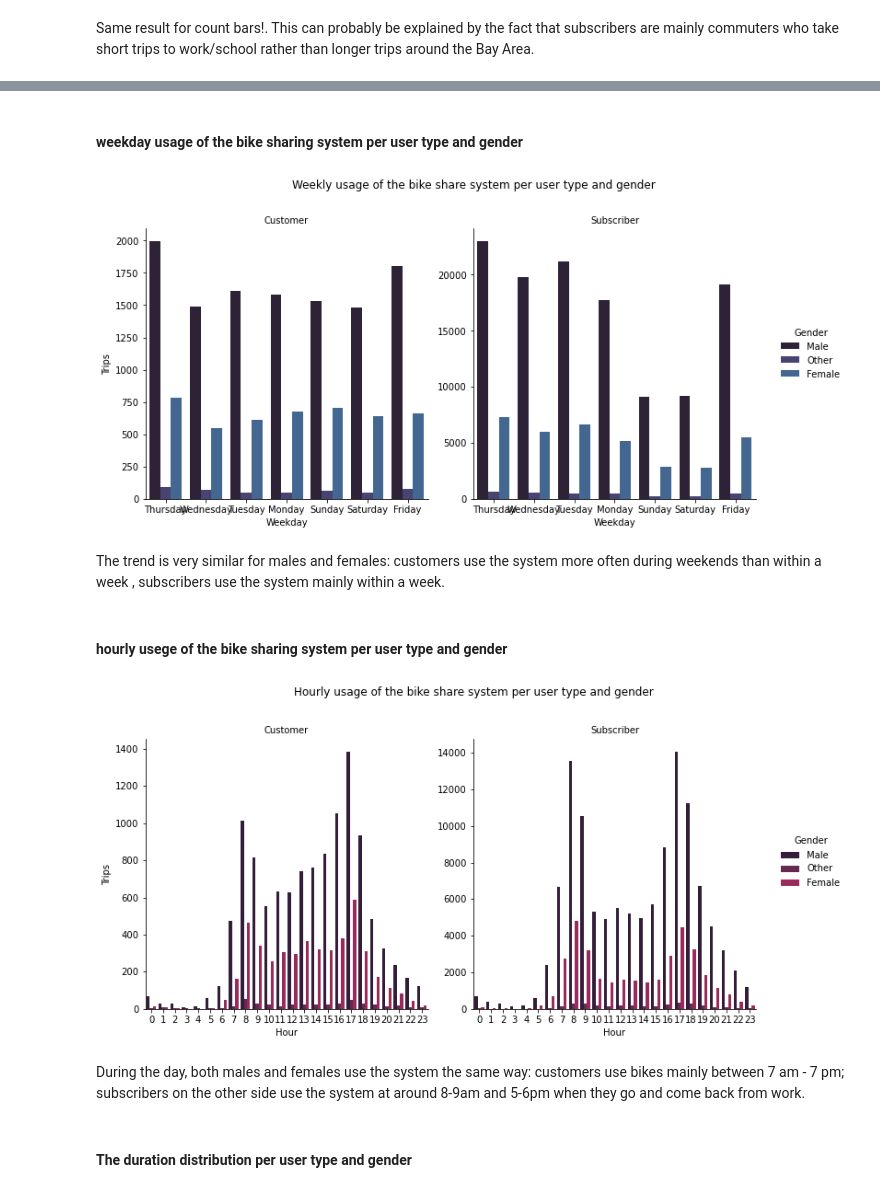
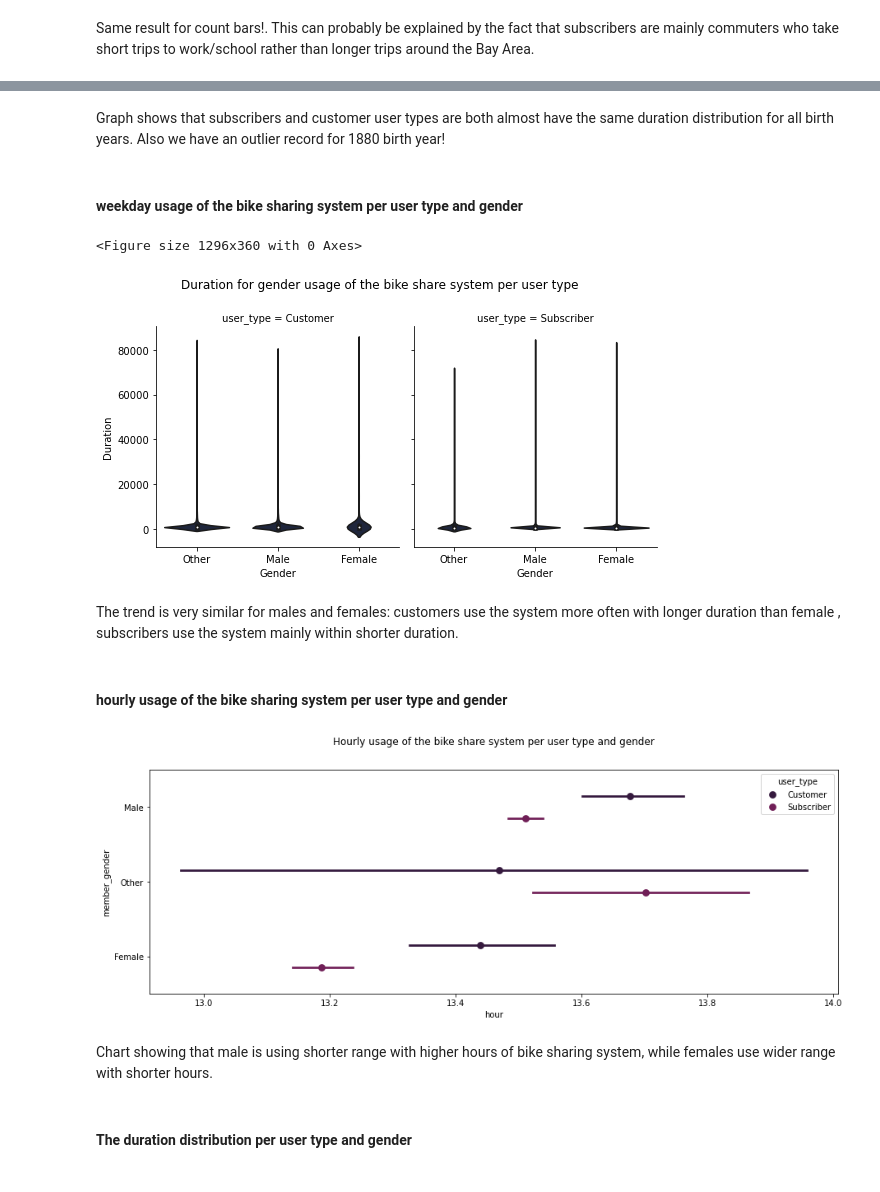
Before and after one commit to Yasmine-hub/Udacity_communicate-data-findings, a Jupyter notebook: exploration_template.ipynb, the cells around one changed output, grey strips where cells are left out. Drawn from its saved outputs; the diff is of its cells as text; code cells hidden in the pictures.

```diff
--- a/exploration_template.ipynb
+++ b/exploration_template.ipynb
@@ -378,12 +377,15 @@ Same result for count bars!. This can probably be explained by the fact that sub
 # %%
 # plotting count chart for member gender
 
-plt.figure(figsize = [12, 5])
+plt.figure(figsize = [18, 5])
 plt.subplot(1, 2, 1)
-
-g = sb.countplot(data=df, x="user_type", hue="member_gender", order=df.user_type.value_counts().index,
-                 color= sb.set_palette("cubehelix"))
-g.set_xlabel('User Type')
-g.set_title('Gender population for user type in bike sharing system', y=1.08)
-g.set_ylabel('#Bike Trips');
+tmarker= [['Subscriber', 'o'], ['Customer','^']]
+for ttype, marker in tmarker:
+         user_data = df.loc[df["user_type"]== ttype]
+         g = sb.regplot(data=user_data, x="member_birth_year", y="duration_sec", x_jitter=0.04, fit_reg= False,
+                         marker= marker)
+g.set_xlabel('Member Birth Year')
+g.set_title('Member birth year duration for user type in bike sharing system', y=1.08)
+g.legend(['Subscriber', 'Customer'])
+g.set_ylabel('Duration');
 # %% [output]
@@ -393,32 +393,31 @@ Males are using the system more often than females and others. However, the rati
+# %% [markdown]
+Graph shows that subscribers and customer user types are both almost have the same duration distribution for all birth years. Also we have an outlier record for 1880 birth year!
 # %% [markdown]
 #### weekday usage of the bike sharing system per user type and gender
 # %%
-# weekday usege of the bike sharing system per user type and gender
-
-g = sb.catplot(data=df, x='weekday', col="user_type", hue='member_gender', kind='count',
-               color= sb.set_palette("mako"), sharey = False)
-g.set_axis_labels("Weekday", "Trips")
-g._legend.set_title('Gender')
-g.set_titles("{col_name}")
-g.fig.suptitle('Weekly usage of the bike share system per user type and gender', y=1.08);
+# weekday usage of the bike sharing system per user type and gender
+plt.figure(figsize = [18, 5])
+g = sb.FacetGrid(data = df, col = 'user_type', height = 4)
+g.map(sb.violinplot, 'member_gender', 'duration_sec')
+g.set_axis_labels("Gender", "Duration")
+g.fig.suptitle('Duration for gender usage of the bike share system per user type', y=1.08);
 # %% [output]
+<Figure size 1296x360 with 0 Axes>
-[figure, old version]
+[figure, new version]
 # %% [markdown]
-The trend is very similar for males and females: customers use the system more often during weekends than within a week , subscribers use the system mainly within a week.
+The trend is very similar for males and females: customers use the system more often with longer duration than female , subscribers use the system mainly within shorter duration.
 # %% [markdown]
-#### hourly usege of the bike sharing system per user type and gender
+#### hourly usage of the bike sharing system per user type and gender
 # %%
 # hourly usege of the bike sharing system per user type and gender
-
-g = sb.catplot(data=df, x='hour', col="user_type", hue='member_gender', kind='count', sharey = False)
-g.set_axis_labels("Hour", "Trips")
-g._legend.set_title('Gender')
-g.set_titles("{col_name}")
-g.fig.suptitle('Hourly usage of the bike share system per user type and gender', y=1.09);
+plt.figure(figsize = [15, 5])
+g = sb.pointplot(data = df, y = 'member_gender', x = 'hour', hue = 'user_type',
+                  dodge = 0.3, linestyles = "")
+plt.title('Hourly usage of the bike share system per user type and gender', y=1.09);
 # %% [output]
-[figure, old version]
+[figure, new version]
-# %% [markdown]
-During the day, both males and females use the system the same way: customers use bikes mainly between 7 am - 7 pm; subscribers on the other side use the system at around 8-9am and 5-6pm when they go and come back from work.
+# %% [markdown]
+Chart showing that male is using shorter range with higher hours of bike sharing system, while females use wider range with shorter hours.
 # %% [markdown]
 #### The duration distribution per user type and gender
 # %%
```
Also changed, not shown: parts of 18 cells of this notebook, 1 other file.
